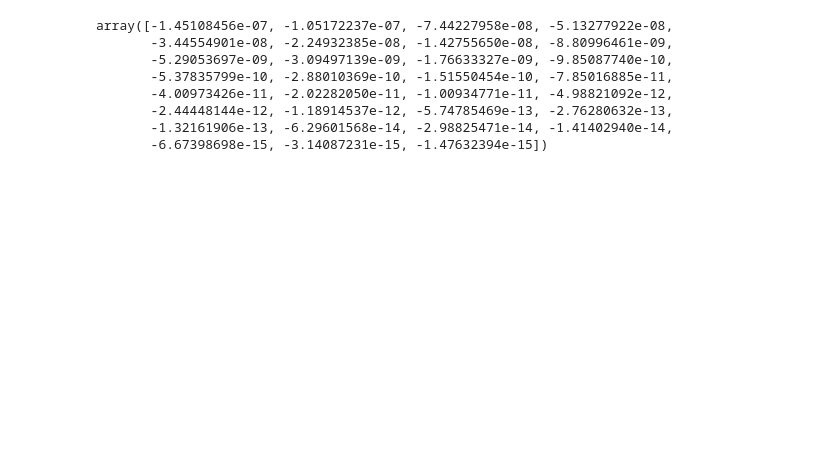
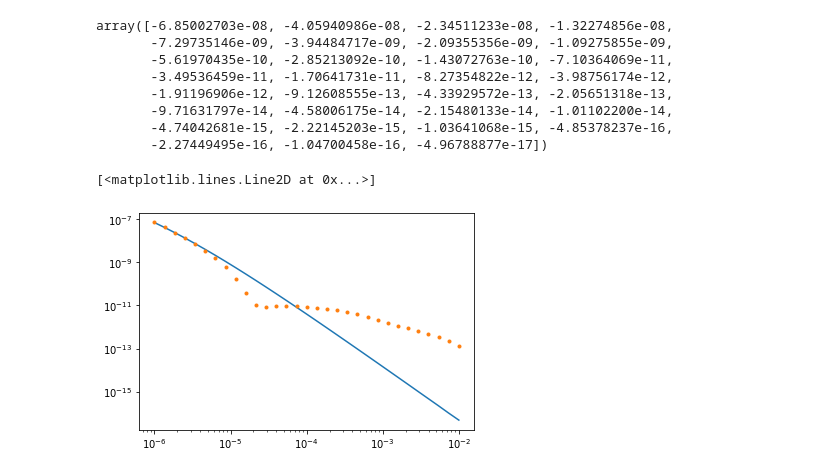
Before and after one commit to simpeg-research/kang-2019-3D-aem, a Jupyter notebook: notebooks/forward-solver-step-off.ipynb, the cells around one changed output. Cells and saved outputs as stored; diff of their text form; code cells hidden in the pictures; blank space fills up the shorter version.

```diff
--- a/notebooks/forward-solver-step-off.ipynb
+++ b/notebooks/forward-solver-step-off.ipynb
@@ -90,18 +113,24 @@ simulation = tdem.Simulation1DLayered(
 )
 
 # Predict data for a given model
-sigma_1d =  np.ones(1) * 1e-2
+sigma_1d =  np.ones(1) * sigma_background
 data_analytic = simulation.dpred(sigma_1d)
 data_analytic
 # %% [output]
-array([-1.45108456e-07, -1.05172237e-07, -7.44227958e-08, -5.13277922e-08,
-       -3.44554901e-08, -2.24932385e-08, -1.42755650e-08, -8.80996461e-09,
-       -5.29053697e-09, -3.09497139e-09, -1.76633327e-09, -9.85087740e-10,
-       -5.37835799e-10, -2.88010369e-10, -1.51550454e-10, -7.85016885e-11,
-       -4.00973426e-11, -2.02282050e-11, -1.00934771e-11, -4.98821092e-12,
-       -2.44448144e-12, -1.18914537e-12, -5.74785469e-13, -2.76280632e-13,
-       -1.32161906e-13, -6.29601568e-14, -2.98825471e-14, -1.41402940e-14,
-       -6.67398698e-15, -3.14087231e-15, -1.47632394e-15])
+array([-6.85002703e-08, -4.05940986e-08, -2.34511233e-08, -1.32274856e-08,
+       -7.29735146e-09, -3.94484717e-09, -2.09355356e-09, -1.09275855e-09,
+       -5.61970435e-10, -2.85213092e-10, -1.43072763e-10, -7.10364069e-11,
+       -3.49536459e-11, -1.70641731e-11, -8.27354822e-12, -3.98756174e-12,
+       -1.91196906e-12, -9.12608555e-13, -4.33929572e-13, -2.05651318e-13,
+       -9.71631797e-14, -4.58006175e-14, -2.15480133e-14, -1.01102200e-14,
+       -4.74042681e-15, -2.22145203e-15, -1.03641068e-15, -4.85378237e-16,
+       -2.27449495e-16, -1.04700458e-16, -4.96788877e-17])
+# %%
+plt.loglog(times, -data_analytic)
+plt.loglog(times, -data, '.')
+# %% [output]
+[<matplotlib.lines.Line2D at 0x...>]
+[figure, added]
 # %%
 # # %%time
 # data_analytic, _, _ = aem_simulation(1./sigma_background, 1./sigma_background, 10, 10)
```
Also changed, not shown: parts of 18 cells of this notebook, 4 other files.
